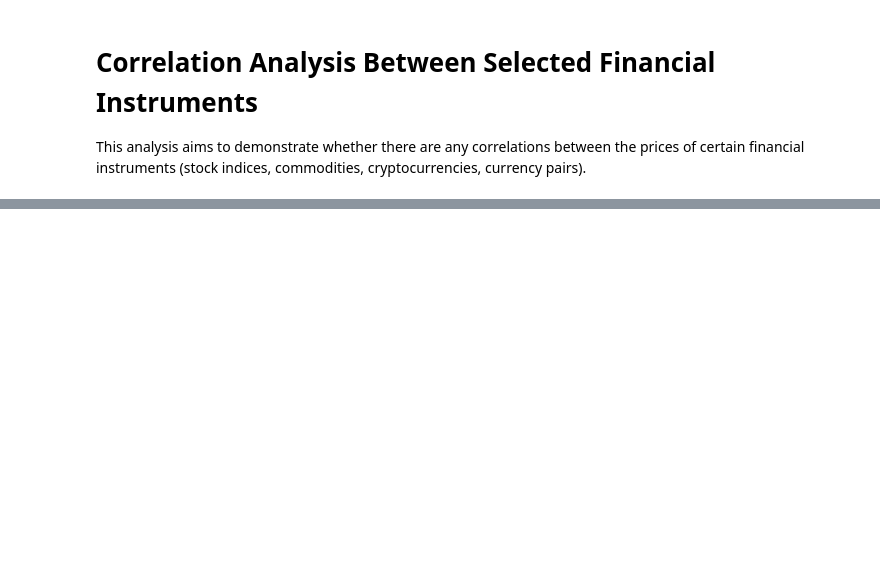
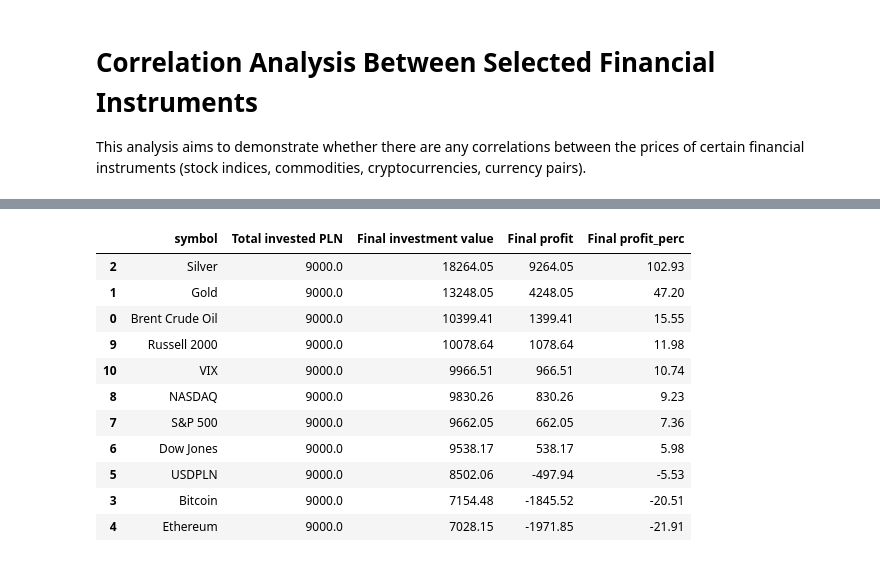
Before and after one commit to pawel-szulik/financial-market-analysis, a Jupyter notebook: notebooks/analysis.ipynb, the cells around one changed output, grey strips where cells are left out. Cells and saved outputs as stored; diff of their text form; code cells hidden in the pictures; blank space fills up the shorter version.

```diff
--- a/notebooks/analysis.ipynb
+++ b/notebooks/analysis.ipynb
@@ -7,0 +35,19 @@ This analysis aims to demonstrate whether there are any correlations between the
+# %%
+from src.investment_strategy_simulation import investment_strategy_sim
+symbols_list = ["Brent Crude Oil", "Gold", "Silver", "Bitcoin", "Ethereum", "USDPLN", "Dow Jones", "S&P 500",
+     "NASDAQ", "Russell 2000", "VIX"]
+
+investment_strategy_sim(x.close_prices, symbols_list)
+# %% [output]
+|  | symbol | Total invested PLN | Final investment value | Final profit | Final profit_perc |
+| 2 | Silver | 9000.0 | 18264.05 | 9264.05 | 102.93 |
+| 1 | Gold | 9000.0 | 13248.05 | 4248.05 | 47.20 |
+| 0 | Brent Crude Oil | 9000.0 | 10399.41 | 1399.41 | 15.55 |
+| 9 | Russell 2000 | 9000.0 | 10078.64 | 1078.64 | 11.98 |
+| 10 | VIX | 9000.0 | 9966.51 | 966.51 | 10.74 |
+| 8 | NASDAQ | 9000.0 | 9830.26 | 830.26 | 9.23 |
+| 7 | S&P 500 | 9000.0 | 9662.05 | 662.05 | 7.36 |
+| 6 | Dow Jones | 9000.0 | 9538.17 | 538.17 | 5.98 |
+| 5 | USDPLN | 9000.0 | 8502.06 | -497.94 | -5.53 |
+| 3 | Bitcoin | 9000.0 | 7154.48 | -1845.52 | -20.51 |
+| 4 | Ethereum | 9000.0 | 7028.15 | -1971.85 | -21.91 |
```
Also changed, not shown: parts of 2 cells of this notebook, 1 other file.
